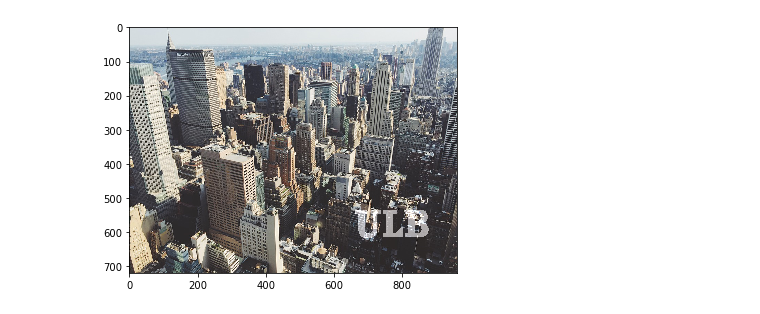
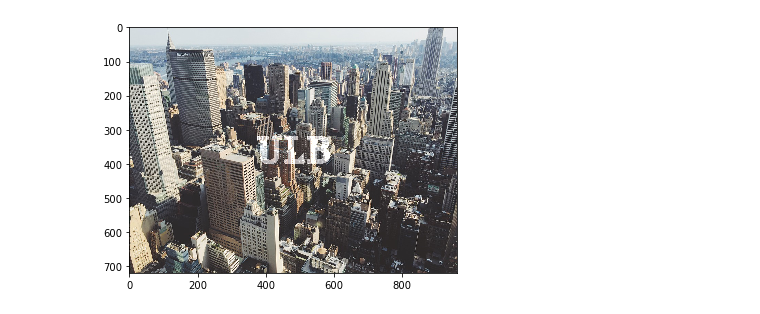
Before and after one commit to Kcnarf-exe/INFO-H500-Project1, a Jupyter notebook: Project 1.ipynb, the cells around one changed output. Cells and saved outputs as stored; diff of their text form; code cells hidden in the pictures.

```diff
--- a/Project 1.ipynb
+++ b/Project 1.ipynb
@@ -24,7 +24,7 @@ SAVE_IMAGE = True #set to True to save the image
 
 OPACITY = 0.5 #0 to 1
 SCALE = 1 # positive value; scale the watermark : 1 corresponds to its initialised size
-RELATIVE_POSITION_ON_PICTURE = (0.8,0.8) #(x,y) where x,y are from 0 to 1
+RELATIVE_POSITION_ON_PICTURE = (0.5,0.5) #(x,y) where x,y are from 0 to 1
 
 #############################
 ### FUNCTIONS DEFINITIONS ###
@@ -94,31 +94,31 @@ def placeWatermark(watermark, sourceImage, relPos):
     return image
 
 ######################
 ### MAIN EXECUTION ###
 ######################
 
 try:
     image = imread(SOURCE_IMAGE_NAME)
     watermark = imread(WATERMARK_NAME)
     #We lower the intensity of white pixels using the opacity
     watermark = watermark*(float)(OPACITY)
     try:
         #We rescale the watermark
         watermark = rescale(watermark, SCALE, order=0)
         #We place the watermark on the image
         imageWithWatermark = placeWatermark(watermark, image, RELATIVE_POSITION_ON_PICTURE)
     except OverflowError: #This error can occur if the SCALE parameter tends to 0.
         #If the scale is too low, we can thus consider that the image will not be modified by adding a watermark
         imageWithWatermark = image
     #We display the image
     imshow(imageWithWatermark)
     #We save the image if it is asked
     if (SAVE_IMAGE):
         imsave("watermarked_"+SOURCE_IMAGE_NAME, imageWithWatermark)
 except FileNotFoundError:
     print("Error, the files were not found")
 except:
     print("Unexpected error during the execution")
     raise
 # %% [output]
-[figure, old version]
+[figure, new version]
```
